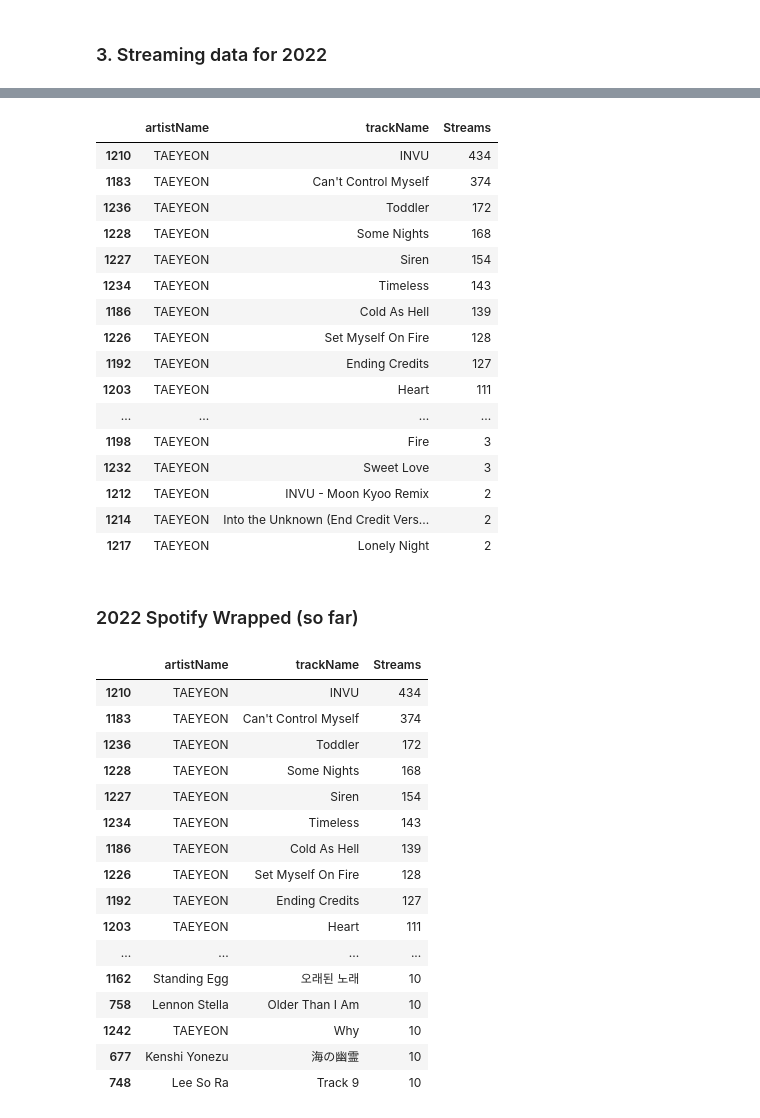
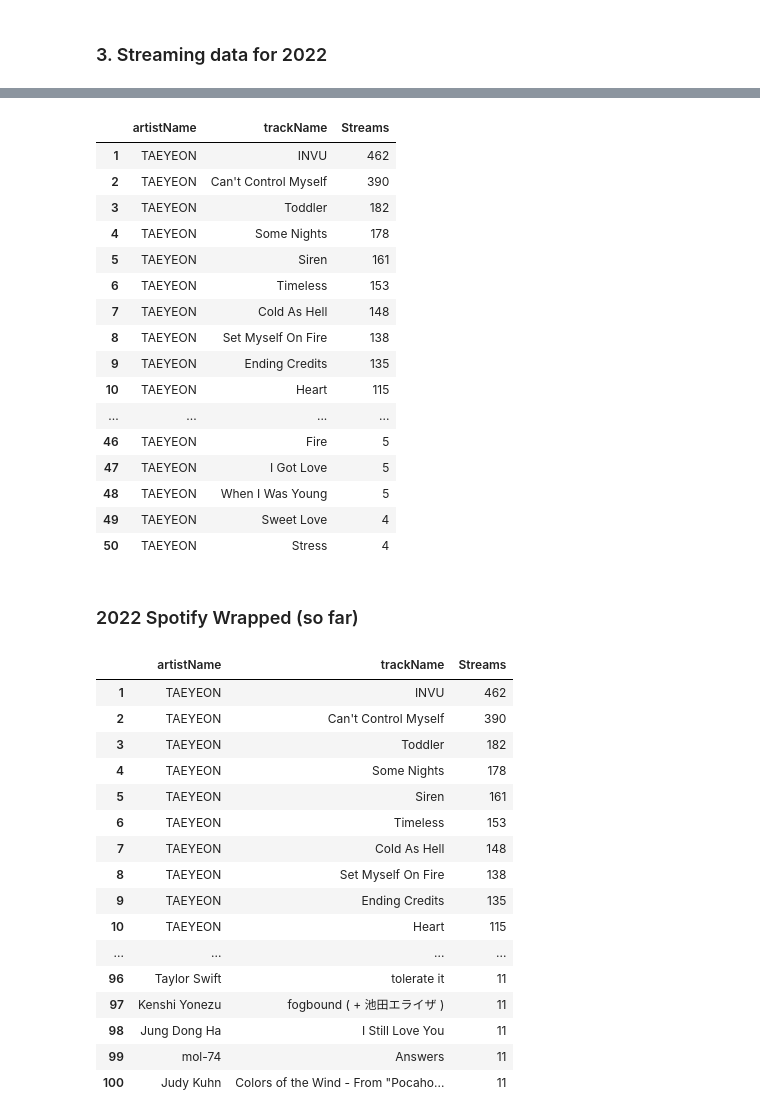
Before and after one commit to andygoh5/spotify-stats, a Jupyter notebook: spotify_stats.ipynb, the cells around one changed output, grey strips where cells are left out. Cells and saved outputs as stored; diff of their text form; code cells hidden in the pictures.

```diff
--- a/spotify_stats.ipynb
+++ b/spotify_stats.ipynb
@@ -11,7 +11,7 @@ pd.set_option('display.max_rows', None)
 
 # change direc_name to be the name of the folder that you downloaded from Spotify
 # it is usually "MyData"
-direc_name = "MyData/"
+direc_name = "MyData220527/"
 file_list = [direc_name + x for x in os.listdir(direc_name)
              if x.split('.')[0][:-1] == 'StreamingHistory']
 
@@ -102,45 +102,45 @@ song_stream_count.head(10)
 artist_name = 'TAEYEON'
 
 artist_stream_counts = streams_2022_counts[streams_2022_counts['artistName'] == artist_name]
-artist_stream_counts.head(50)
+artist_stream_counts.set_index(np.arange(1, len(artist_stream_counts)+1)).head(50)
 # %% [output]
 |  | artistName | trackName | Streams |
-| 1210 | TAEYEON | INVU | 434 |
-| 1183 | TAEYEON | Can't Control Myself | 374 |
-| 1236 | TAEYEON | Toddler | 172 |
-| 1228 | TAEYEON | Some Nights | 168 |
-| 1227 | TAEYEON | Siren | 154 |
-| 1234 | TAEYEON | Timeless | 143 |
-| 1186 | TAEYEON | Cold As Hell | 139 |
-| 1226 | TAEYEON | Set Myself On Fire | 128 |
-| 1192 | TAEYEON | Ending Credits | 127 |
-| 1203 | TAEYEON | Heart | 111 |
+| 1 | TAEYEON | INVU | 462 |
+| 2 | TAEYEON | Can't Control Myself | 390 |
+| 3 | TAEYEON | Toddler | 182 |
+| 4 | TAEYEON | Some Nights | 178 |
+| 5 | TAEYEON | Siren | 161 |
+| 6 | TAEYEON | Timeless | 153 |
+| 7 | TAEYEON | Cold As Hell | 148 |
+| 8 | TAEYEON | Set Myself On Fire | 138 |
+| 9 | TAEYEON | Ending Credits | 135 |
+| 10 | TAEYEON | Heart | 115 |
 | ... | ... | ... | ... |
-| 1198 | TAEYEON | Fire | 3 |
-| 1232 | TAEYEON | Sweet Love | 3 |
-| 1212 | TAEYEON | INVU - Moon Kyoo Remix | 2 |
-| 1214 | TAEYEON | Into the Unknown (End Credit Vers... | 2 |
-| 1217 | TAEYEON | Lonely Night | 2 |
+| 46 | TAEYEON | Fire | 5 |
+| 47 | TAEYEON | I Got Love | 5 |
+| 48 | TAEYEON | When I Was Young | 5 |
+| 49 | TAEYEON | Sweet Love | 4 |
+| 50 | TAEYEON | Stress | 4 |
 # %% [markdown]
 ### 2022 Spotify Wrapped (so far)
 # %%
 # see your Spotify Wrapped so far
-streams_2022_counts.head(100)
+streams_2022_counts.set_index(np.arange(1, len(streams_2022_counts)+1)).head(100)
 # %% [output]
 |  | artistName | trackName | Streams |
-| 1210 | TAEYEON | INVU | 434 |
-| 1183 | TAEYEON | Can't Control Myself | 374 |
-| 1236 | TAEYEON | Toddler | 172 |
-| 1228 | TAEYEON | Some Nights | 168 |
-| 1227 | TAEYEON | Siren | 154 |
-| 1234 | TAEYEON | Timeless | 143 |
-| 1186 | TAEYEON | Cold As Hell | 139 |
-| 1226 | TAEYEON | Set Myself On Fire | 128 |
-| 1192 | TAEYEON | Ending Credits | 127 |
-| 1203 | TAEYEON | Heart | 111 |
+| 1 | TAEYEON | INVU | 462 |
+| 2 | TAEYEON | Can't Control Myself | 390 |
+| 3 | TAEYEON | Toddler | 182 |
+| 4 | TAEYEON | Some Nights | 178 |
+| 5 | TAEYEON | Siren | 161 |
+| 6 | TAEYEON | Timeless | 153 |
+| 7 | TAEYEON | Cold As Hell | 148 |
+| 8 | TAEYEON | Set Myself On Fire | 138 |
+| 9 | TAEYEON | Ending Credits | 135 |
+| 10 | TAEYEON | Heart | 115 |
 | ... | ... | ... | ... |
-| 1162 | Standing Egg | 오래된 노래 | 10 |
-| 758 | Lennon Stella | Older Than I Am | 10 |
-| 1242 | TAEYEON | Why | 10 |
-| 677 | Kenshi Yonezu | 海の幽霊 | 10 |
-| 748 | Lee So Ra | Track 9 | 10 |
+| 96 | Taylor Swift | tolerate it | 11 |
+| 97 | Kenshi Yonezu | fogbound ( + 池田エライザ ) | 11 |
+| 98 | Jung Dong Ha | I Still Love You | 11 |
+| 99 | mol-74 | Answers | 11 |
+| 100 | Judy Kuhn | Colors of the Wind - From "Pocaho... | 11 |
```
Also changed, not shown: parts of 5 cells of this notebook.
